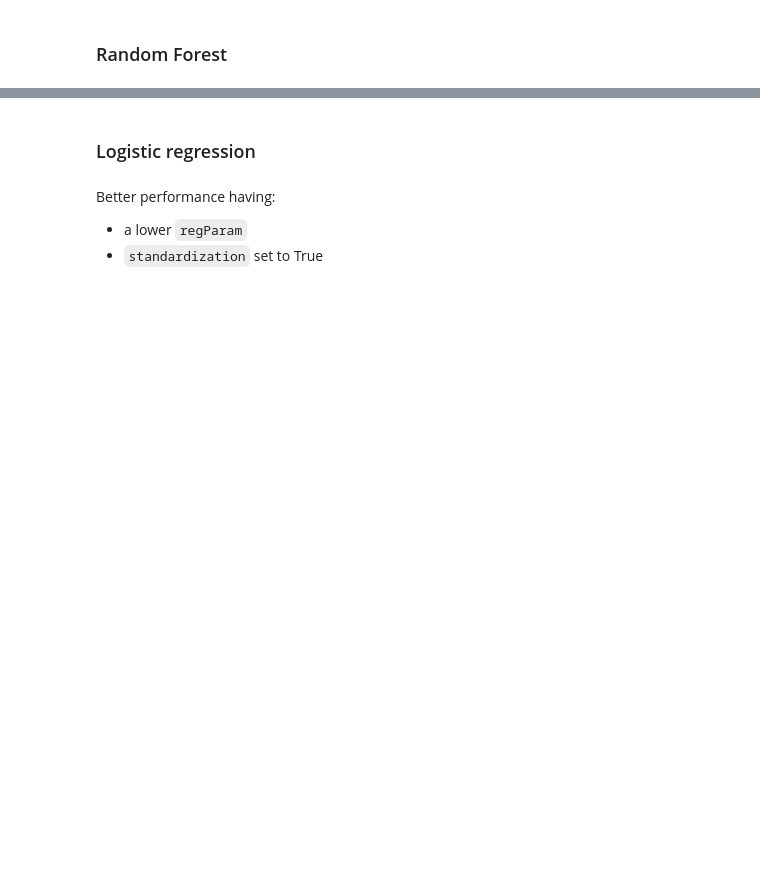
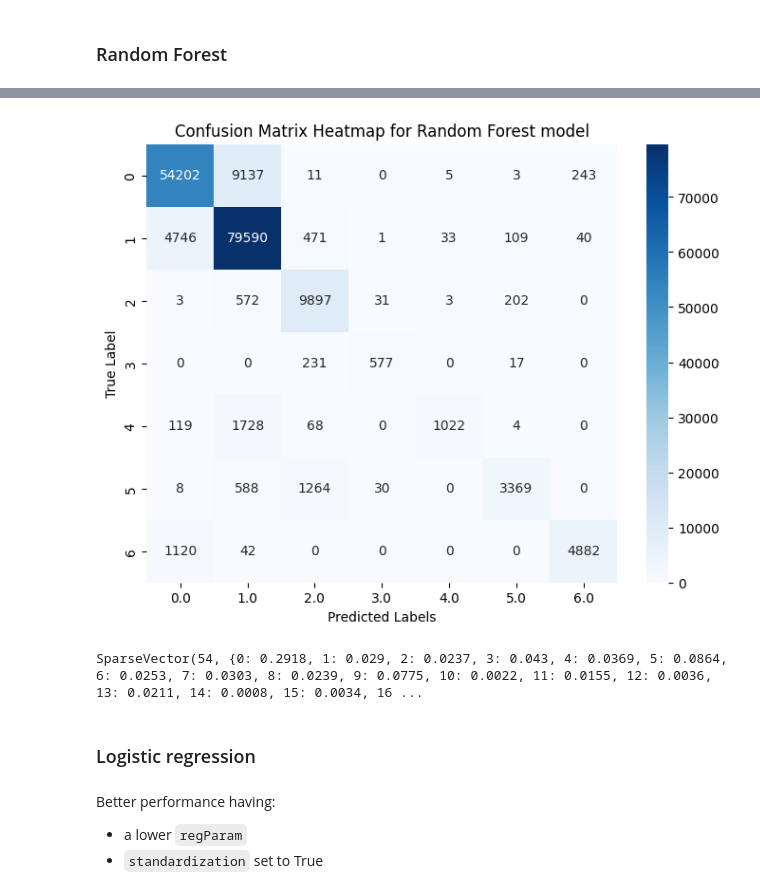
Before and after one commit to saravorabbi/Unibo_BDA_Project, a Jupyter notebook: project.ipynb, the cells around one changed output, grey strips where cells are left out. Drawn from its saved outputs; the diff is of its cells as text; code cells hidden in the pictures; blank space fills up the shorter version.

```diff
--- a/project.ipynb
+++ b/project.ipynb
@@ -962,5 +935,21 @@ rfPred.select("Cover_Type", "prediction", "features").show()
+# %%
+rfPred_2_pandas = rfPred_2.select("Cover_type", "prediction").toPandas()
+
+confusion_matrix = rfPred_2_pandas.groupby(["Cover_type", "prediction"]).size().reset_index(name="count")
+heatmap_data = confusion_matrix.pivot(index="Cover_type", columns="prediction", values="count").fillna(0)
+# %%
+plt.figure(figsize=(8, 6))
+sns.heatmap(heatmap_data, annot=True, fmt=".0f", cmap="Blues", cbar=True)
+plt.title("Confusion Matrix Heatmap for Random Forest model")
+plt.xlabel("Predicted Labels")
+plt.ylabel("True Label")
+plt.show()
+# %% [output]
+[figure, added]
 # %%
-rfModel.featureImportances
+rfModel_2.featureImportances
+# %% [output]
+SparseVector(54, {0: 0.2918, 1: 0.029, 2: 0.0237, 3: 0.043, 4: 0.0369, 5: 0.0864, 6: 0.0253, 7: 0.0303, 8: 0.0239, 9: 0.0775, 10: 0.0022, 11: 0.0155, 12: 0.0036, 13: 0.0211, 14: 0.0008, 15: 0.0034, 16 ...
 # %% [markdown]
 ### Logistic regression
 # %% [markdown]
```
Also changed, not shown: parts of 46 cells of this notebook.
